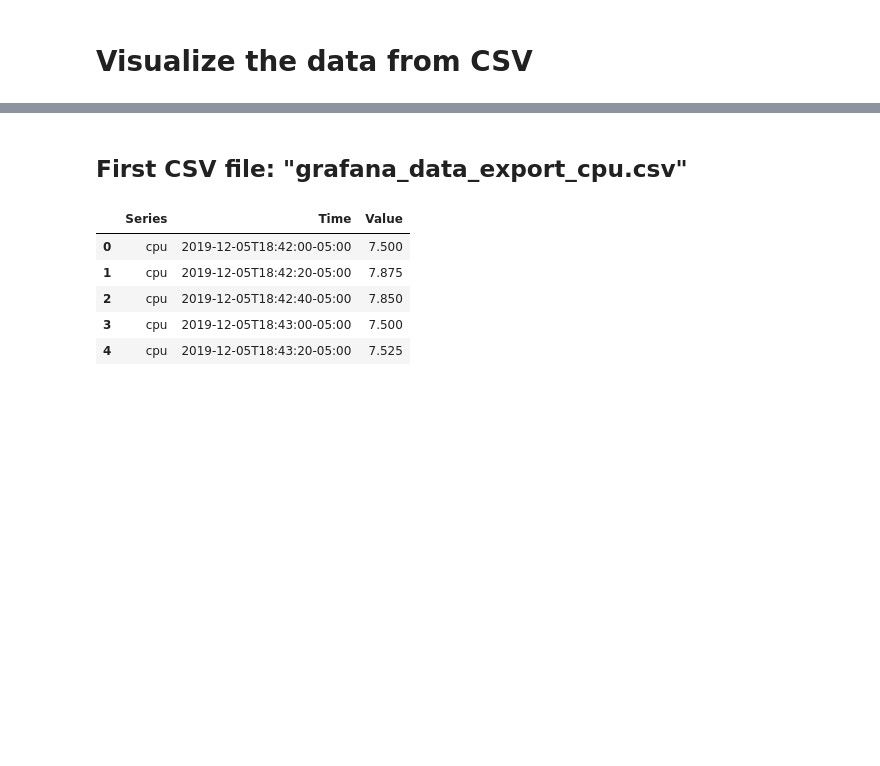
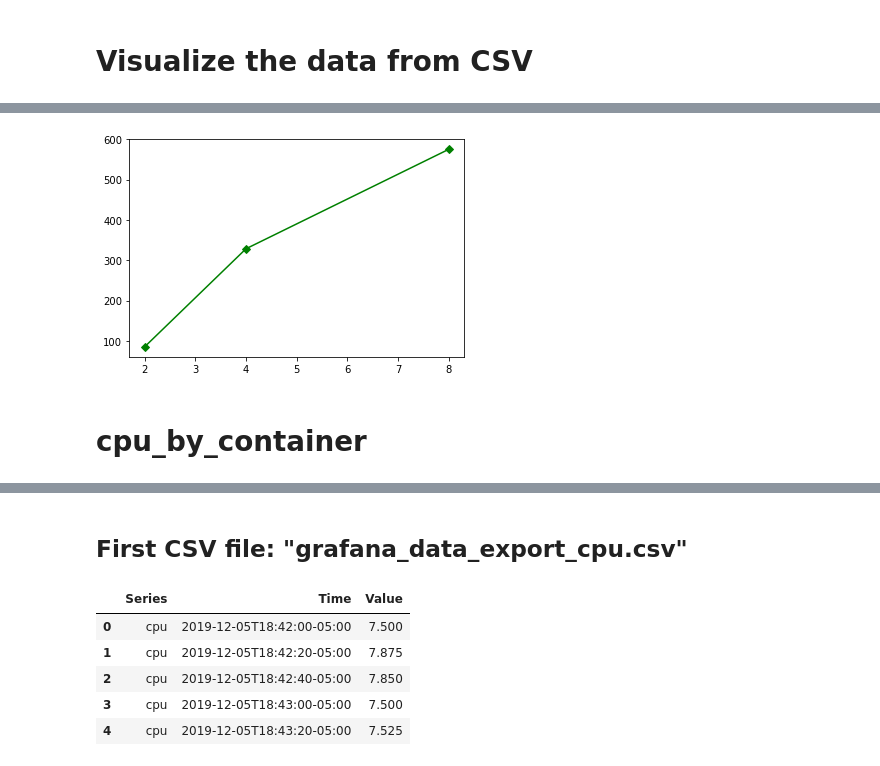
Before and after one commit to lucaspar/bingo, a Jupyter notebook: vis/result_vis.ipynb, the cells around one changed output, grey strips where cells are left out. Cells and saved outputs as stored; diff of their text form; code cells hidden in the pictures; blank space fills up the shorter version.

```diff
--- a/vis/result_vis.ipynb
+++ b/vis/result_vis.ipynb
@@ -8,0 +183,7 @@ import numpy as np
+# %%
+plt.plot(x, y, '-gD')
+plt.show()
+# %% [output]
+[figure, added]
+# %% [markdown]
+# cpu_by_container
```
Also changed, not shown: parts of 43 cells of this notebook, 1 other file.
